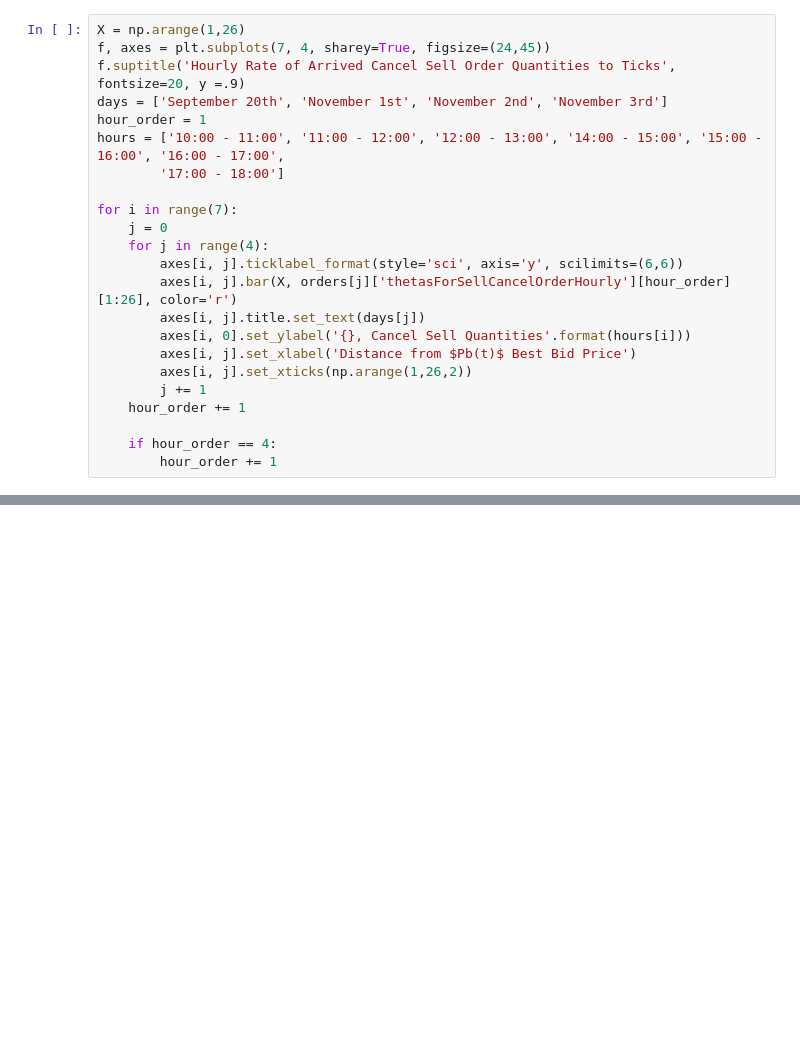
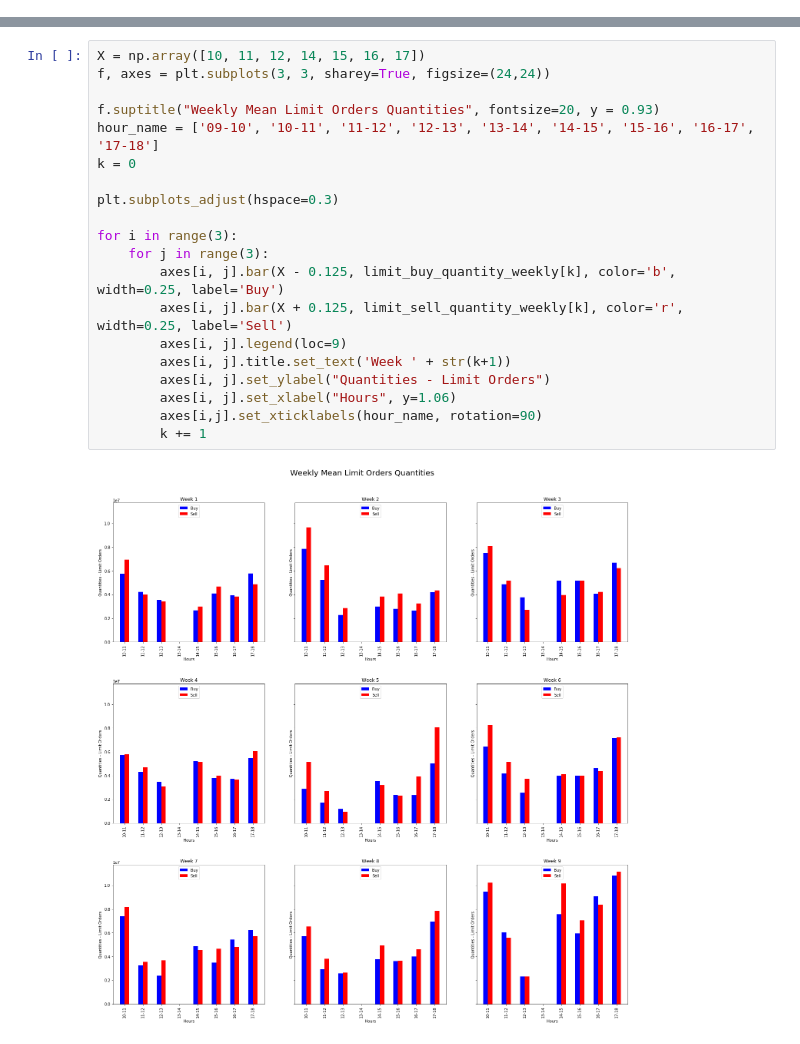
Before and after one commit to beratbrok/Itch, a Jupyter notebook: Jupyter_Notebooks/Execution Probability - P1 - Quantities.ipynb, the cells around one changed output, grey strips where cells are left out. Saved outputs shown, nothing was run; the diff lists cells and outputs as text; blank space fills up the shorter version.

```diff
--- a/Jupyter_Notebooks/Execution Probability - P1 - Quantities.ipynb
+++ b/Jupyter_Notebooks/Execution Probability - P1 - Quantities.ipynb
@@ -269,23 +0,0 @@ for i in range(7):
-# %%
-X = np.arange(1,26)
-f, axes = plt.subplots(7, 4, sharey=True, figsize=(24,45))
-f.suptitle('Hourly Rate of Arrived Cancel Sell Order Quantities to Ticks', fontsize=20, y =.9)
-days = ['September 20th', 'November 1st', 'November 2nd', 'November 3rd']
-hour_order = 1
-hours = ['10:00 - 11:00', '11:00 - 12:00', '12:00 - 13:00', '14:00 - 15:00', '15:00 - 16:00', '16:00 - 17:00',
-        '17:00 - 18:00']
-
-for i in range(7):
-    j = 0
-    for j in range(4):
-        axes[i, j].ticklabel_format(style='sci', axis='y', scilimits=(6,6))
-        axes[i, j].bar(X, orders[j]['thetasForSellCancelOrderHourly'][hour_order][1:26], color='r')
-        axes[i, j].title.set_text(days[j])
-        axes[i, 0].set_ylabel('{}, Cancel Sell Quantities'.format(hours[i]))
-        axes[i, j].set_xlabel('Distance from $Pb(t)$ Best Bid Price')
-        axes[i, j].set_xticks(np.arange(1,26,2))
-        j += 1
-    hour_order += 1
-
-    if hour_order == 4:
-        hour_order += 1
@@ -293,0 +131,22 @@ for i in range(7):
+# %%
+X = np.array([10, 11, 12, 14, 15, 16, 17])
+f, axes = plt.subplots(3, 3, sharey=True, figsize=(24,24))
+
+f.suptitle("Weekly Mean Limit Orders Quantities", fontsize=20, y = 0.93)
+hour_name = ['09-10', '10-11', '11-12', '12-13', '13-14', '14-15', '15-16', '16-17', '17-18']
+k = 0
+
+plt.subplots_adjust(hspace=0.3)
+
+for i in range(3):
+    for j in range(3):
+        axes[i, j].bar(X - 0.125, limit_buy_quantity_weekly[k], color='b', width=0.25, label='Buy')
+        axes[i, j].bar(X + 0.125, limit_sell_quantity_weekly[k], color='r', width=0.25, label='Sell')
+        axes[i, j].legend(loc=9)
+        axes[i, j].title.set_text('Week ' + str(k+1))
+        axes[i, j].set_ylabel("Quantities - Limit Orders")
+        axes[i, j].set_xlabel("Hours", y=1.06)
+        axes[i,j].set_xticklabels(hour_name, rotation=90)
+        k += 1
+# %% [output]
+[figure, added]
```
Also changed, not shown: parts of 35 cells of this notebook, 2 other files.
